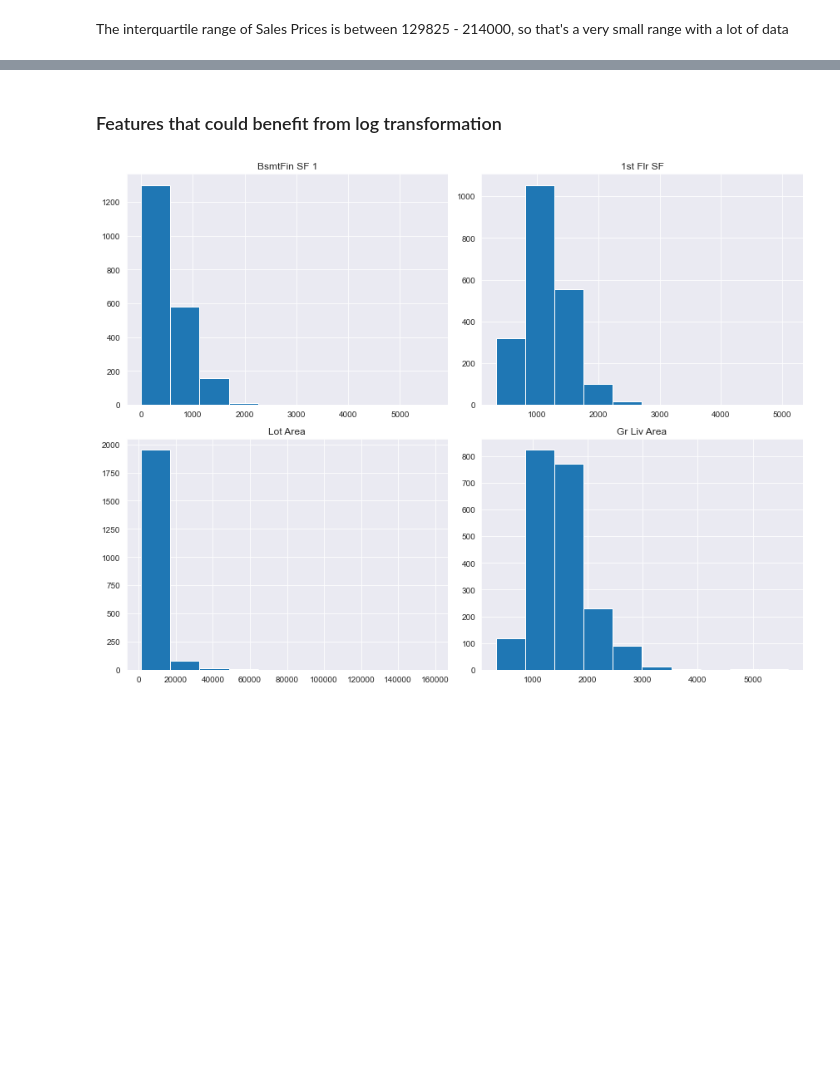
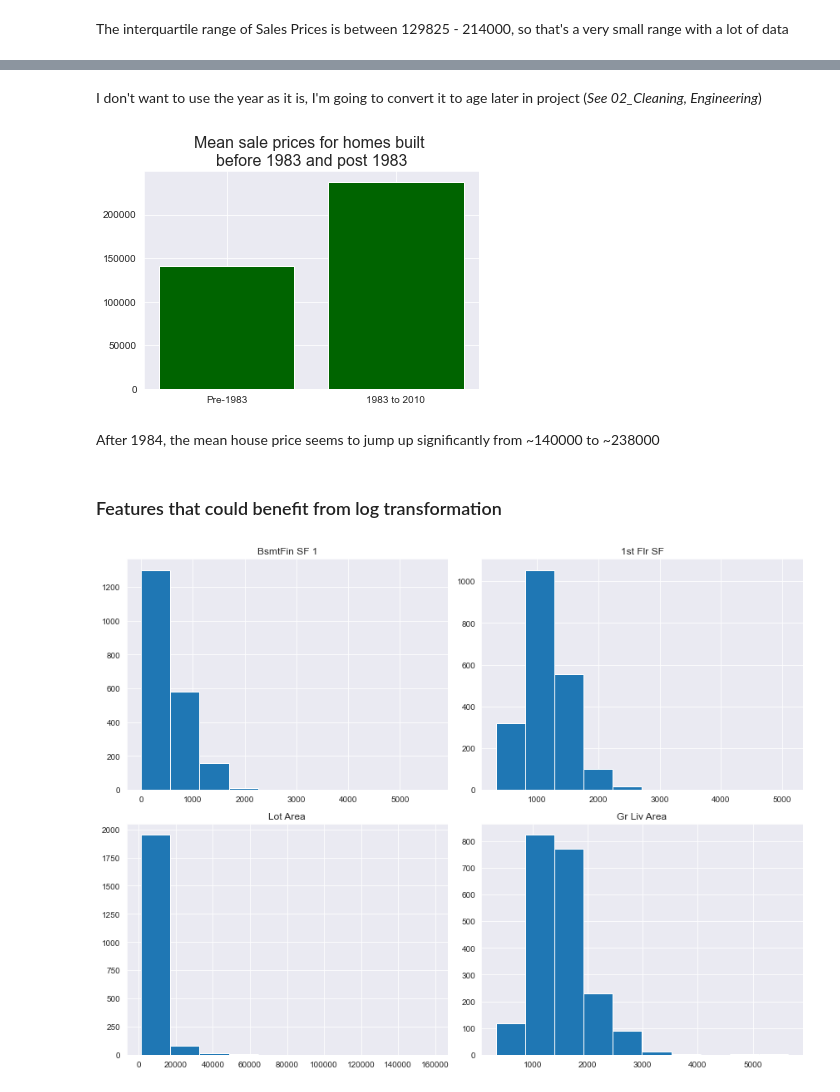
Before and after one commit to EricHeidbreder/GA_projects, a Jupyter notebook: projects/project_2-master/code/01_EDA.ipynb, the cells around one changed output, grey strips where cells are left out. Drawn from its saved outputs; the diff is of its cells as text; code cells hidden in the pictures; blank space fills up the shorter version.

```diff
--- a/projects/project_2-master/code/01_EDA.ipynb
+++ b/projects/project_2-master/code/01_EDA.ipynb
@@ -101,3 +103,16 @@ The interquartile range of Sales Prices is between 129825 - 214000, so that's a
+# %% [markdown]
+I don't want to use the year as it is, I'm going to convert it to age later in project (*See 02_Cleaning, Engineering*)
+# %%
+greater_than_1982 = houses_train['Year Built'] > 1982
+x = ['Pre-1983', '1983 to 2010']
+y = [houses_train[~greater_than_1982].mean()['SalePrice'], houses_train[greater_than_1982].mean()['SalePrice']]
+plt.bar(data=houses_train, x=x, height=y, color='darkgreen')
+plt.title('Mean sale prices for homes built \nbefore 1983 and post 1983', fontsize=16)
+plt.savefig('../images/home_price_pre_post_1983');
+# %% [output]
+[figure, added]
+# %% [markdown]
+After 1984, the mean house price seems to jump up significantly from ~140000 to ~238000
 # %% [markdown]
 ### Features that could benefit from log transformation
 # %%
```
Also changed, not shown: parts of 5 cells of this notebook, 23 other files.
